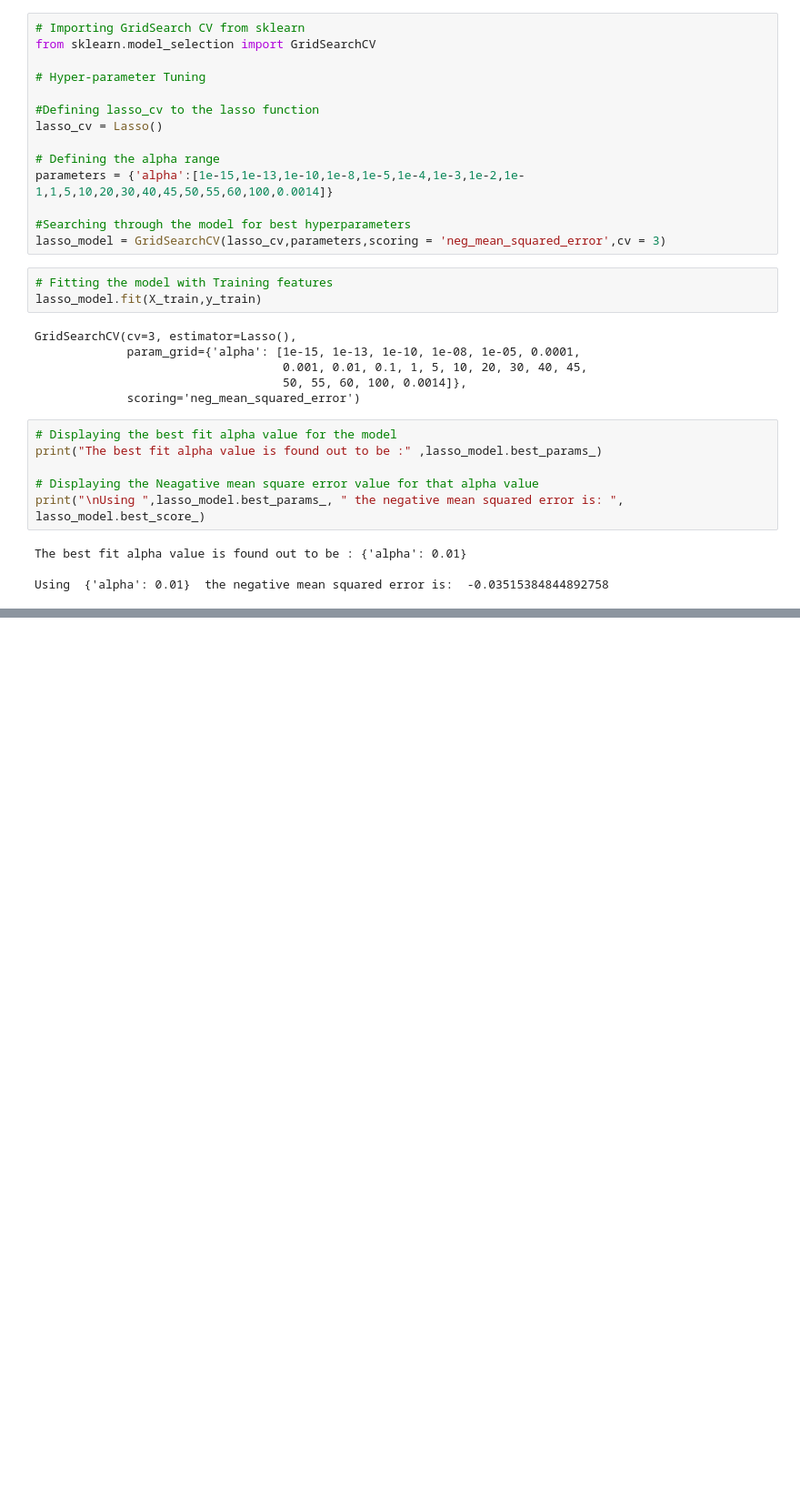
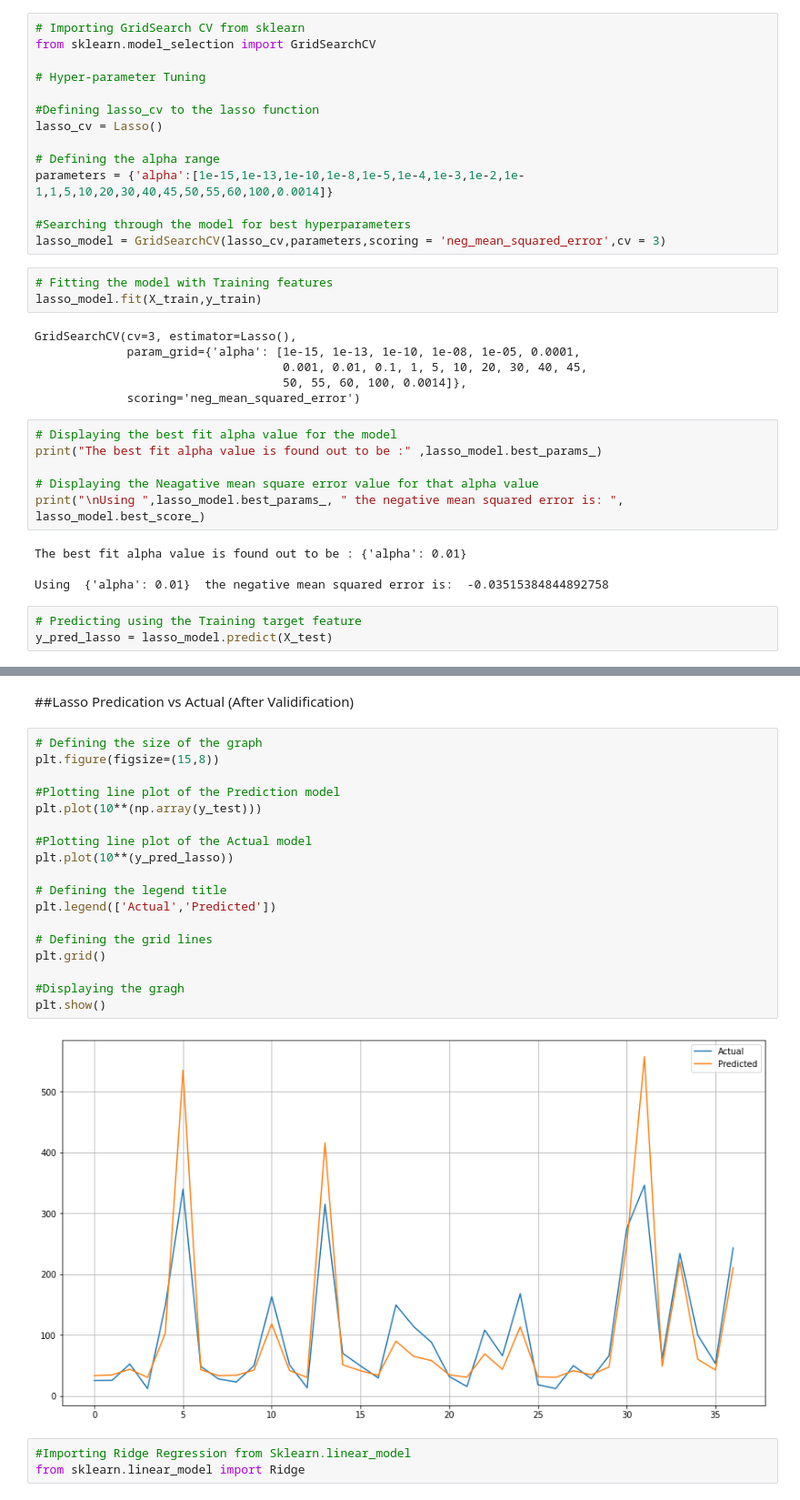
Before and after one commit to prav87654/Regression-YesBank-Stock-Prediction, a Jupyter notebook: Yes_Bank_Stock_Prediction(Praveen_S)_Regression_model.ipynb, the cells around one changed output, grey strips where cells are left out. Shown at 91% size. Saved outputs shown, nothing was run; the diff lists cells and outputs as text; blank space fills up the shorter version.

```diff
--- a/Yes_Bank_Stock_Prediction(Praveen_S)_Regression_model.ipynb
+++ b/Yes_Bank_Stock_Prediction(Praveen_S)_Regression_model.ipynb
@@ -475,3 +498,6 @@ print("\nUsing ",lasso_model.best_params_, " the negative mean squared error is:
 The best fit alpha value is found out to be : {'alpha': 0.01}
 
 Using  {'alpha': 0.01}  the negative mean squared error is:  -0.03515384844892758
+# %%
+# Predicting using the Training target feature
+y_pred_lasso = lasso_model.predict(X_test)
@@ -477,0 +517,25 @@ Using  {'alpha': 0.01}  the negative mean squared error is:  -0.0351538484489275
+# %% [markdown]
+##Lasso Predication vs Actual (After Validification)
+# %%
+# Defining the size of the graph
+plt.figure(figsize=(15,8))
+
+#Plotting line plot of the Prediction model
+plt.plot(10**(np.array(y_test)))
+
+#Plotting line plot of the Actual model
+plt.plot(10**(y_pred_lasso))
+
+# Defining the legend title
+plt.legend(['Actual','Predicted'])
+
+# Defining the grid lines
+plt.grid()
+
+#Displaying the gragh
+plt.show()
+# %% [output]
+[figure, added]
+# %%
+#Importing Ridge Regression from Sklearn.linear_model
+from sklearn.linear_model import Ridge
```
Also changed, not shown: parts of 31 cells of this notebook.
